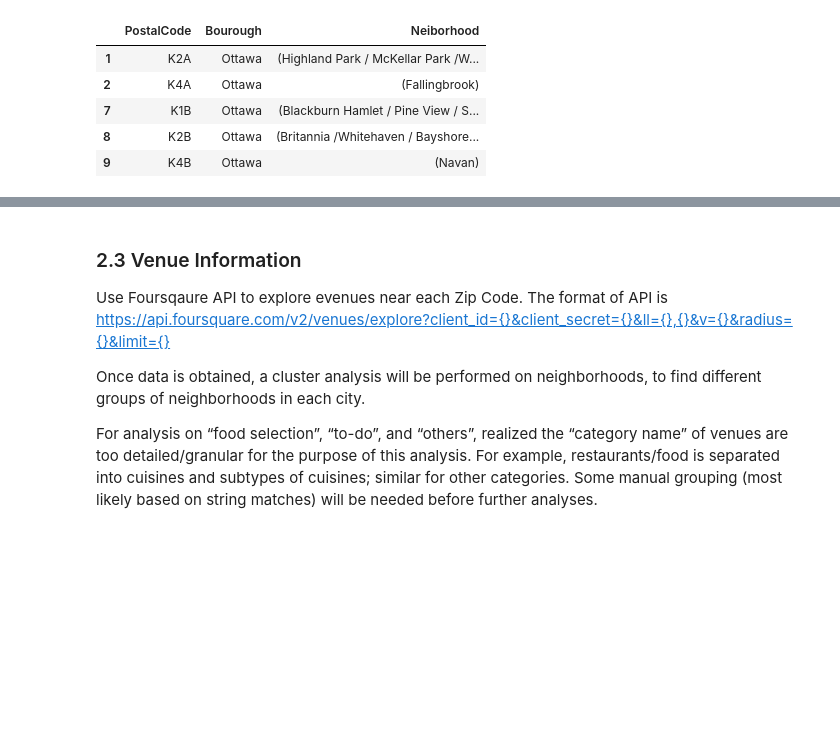
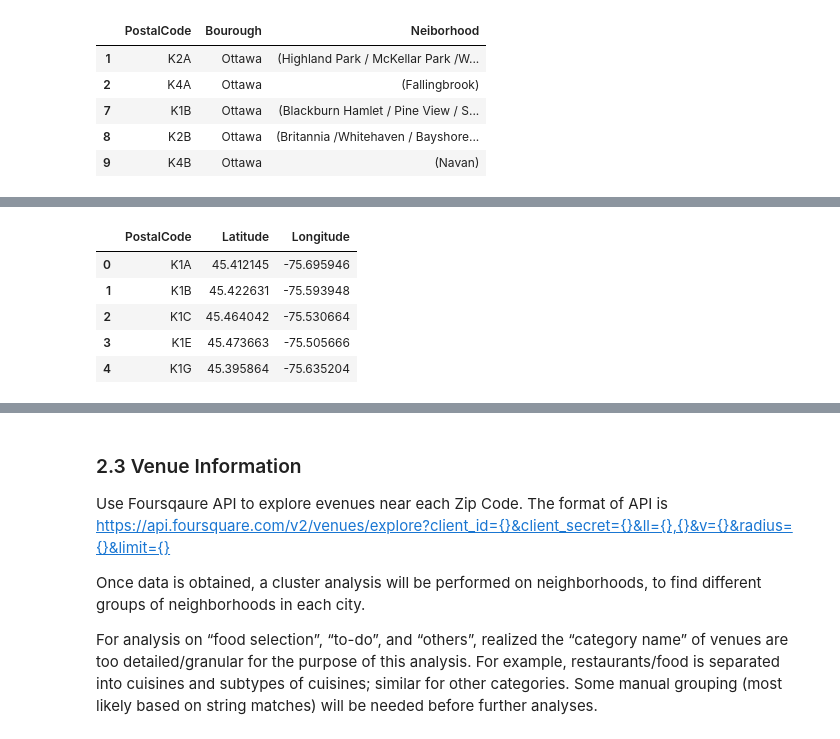
Before and after one commit to audrey-wj/Coursera_Capstone, a Jupyter notebook: Battle of Neighborhoods/Battle of Neighborhoods.ipynb, the cells around one changed output, grey strips where cells are left out. Saved outputs shown, nothing was run; the diff lists cells and outputs as text; code cells hidden in the pictures; blank space fills up the shorter version.

```diff
--- a/Battle of Neighborhoods/Battle of Neighborhoods.ipynb
+++ b/Battle of Neighborhoods/Battle of Neighborhoods.ipynb
@@ -218,0 +236,13 @@ for FSA starting with V and K
+# %%
+# repeat the process for FSA starting with K
+coordinate = pd.read_csv('https://raw.githubusercontent.com/audrey-wj/Coursera_Capstone/master/Battle%20of%20Neighborhoods/Postal%20Codes_K-filtered.csv')
+fsa_k = coordinate.groupby('FSA')[['Latitude','Longitude']].mean().reset_index()
+fsa_k.rename(columns = {'FSA':'PostalCode'}, inplace = True)
+fsa_k.head()
+# %% [output]
+|  | PostalCode | Latitude | Longitude |
+| 0 | K1A | 45.412145 | -75.695946 |
+| 1 | K1B | 45.422631 | -75.593948 |
+| 2 | K1C | 45.464042 | -75.530664 |
+| 3 | K1E | 45.473663 | -75.505666 |
+| 4 | K1G | 45.395864 | -75.635204 |
```
Also changed, not shown: parts of 4 cells of this notebook.
